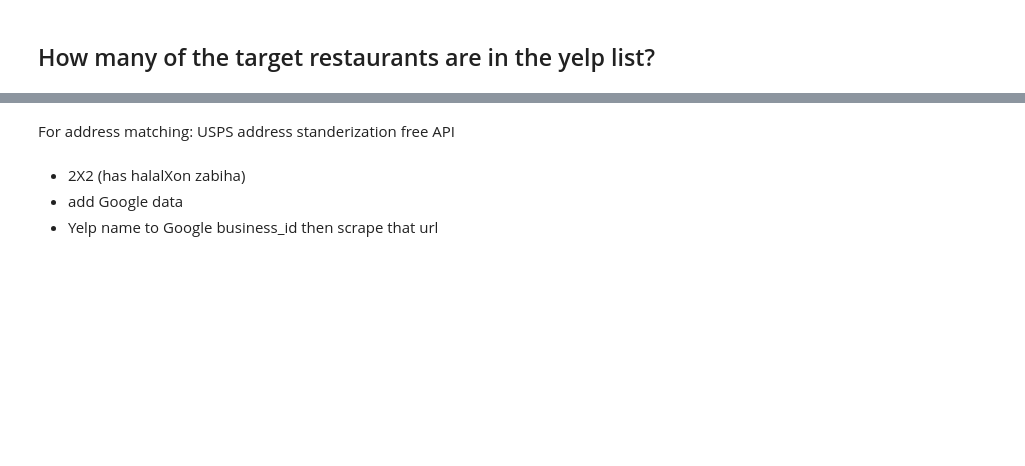
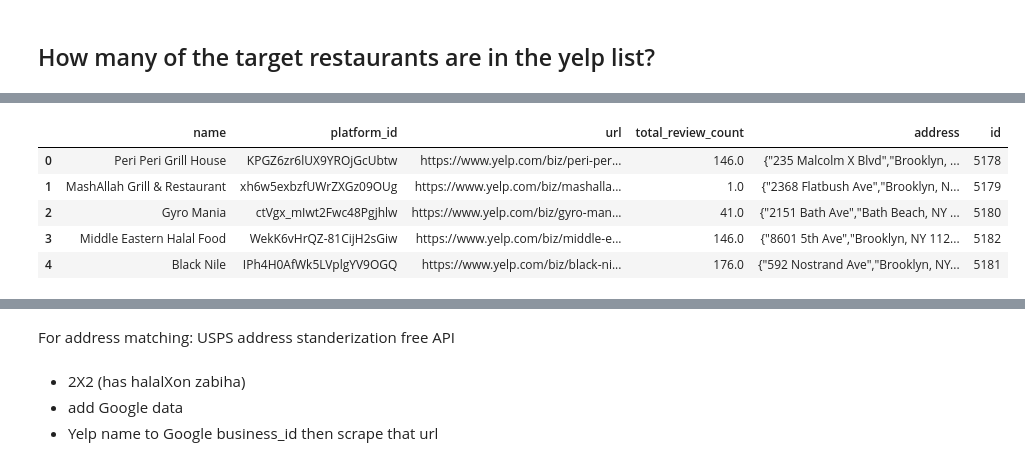
Before and after one commit to WAzaizeh/Halal_o_Meter, a Jupyter notebook: src/data/EDA/Yelp_reviews_EDA.ipynb, the cells around one changed output, grey strips where cells are left out. Saved outputs shown, nothing was run; the diff lists cells and outputs as text; code cells hidden in the pictures; blank space fills up the shorter version.

```diff
--- a/src/data/EDA/Yelp_reviews_EDA.ipynb
+++ b/src/data/EDA/Yelp_reviews_EDA.ipynb
@@ -219,0 +218,11 @@ target_df.head()
+# %%
+%store -r yelp_df
+
+yelp_df.head()
+# %% [output]
+|  | name | platform_id | url | total_review_count | address | id |
+| 0 | Peri Peri Grill House | KPGZ6zr6lUX9YROjGcUbtw | https://www.yelp.com/biz/peri-per... | 146.0 | {"235 Malcolm X Blvd","Brooklyn, ... | 5178 |
+| 1 | MashAllah Grill & Restaurant | xh6w5exbzfUWrZXGz09OUg | https://www.yelp.com/biz/mashalla... | 1.0 | {"2368 Flatbush Ave","Brooklyn, N... | 5179 |
+| 2 | Gyro Mania | ctVgx_mIwt2Fwc48Pgjhlw | https://www.yelp.com/biz/gyro-man... | 41.0 | {"2151 Bath Ave","Bath Beach, NY ... | 5180 |
+| 3 | Middle Eastern Halal Food | WekK6vHrQZ-81CijH2sGiw | https://www.yelp.com/biz/middle-e... | 146.0 | {"8601 5th Ave","Brooklyn, NY 112... | 5182 |
+| 4 | Black Nile | IPh4H0AfWk5LVplgYV9OGQ | https://www.yelp.com/biz/black-ni... | 176.0 | {"592 Nostrand Ave","Brooklyn, NY... | 5181 |
```
Also changed, not shown: parts of 8 cells of this notebook, 4 other files.
